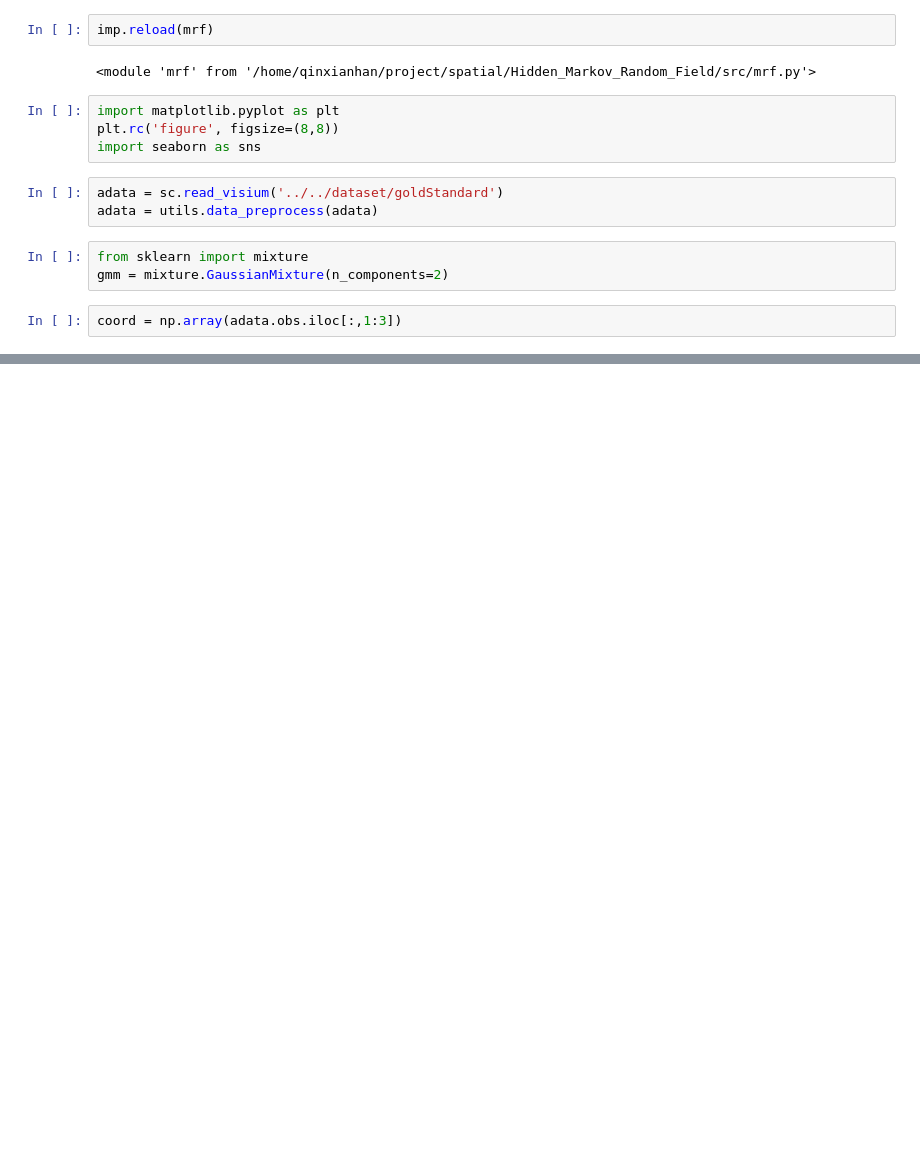
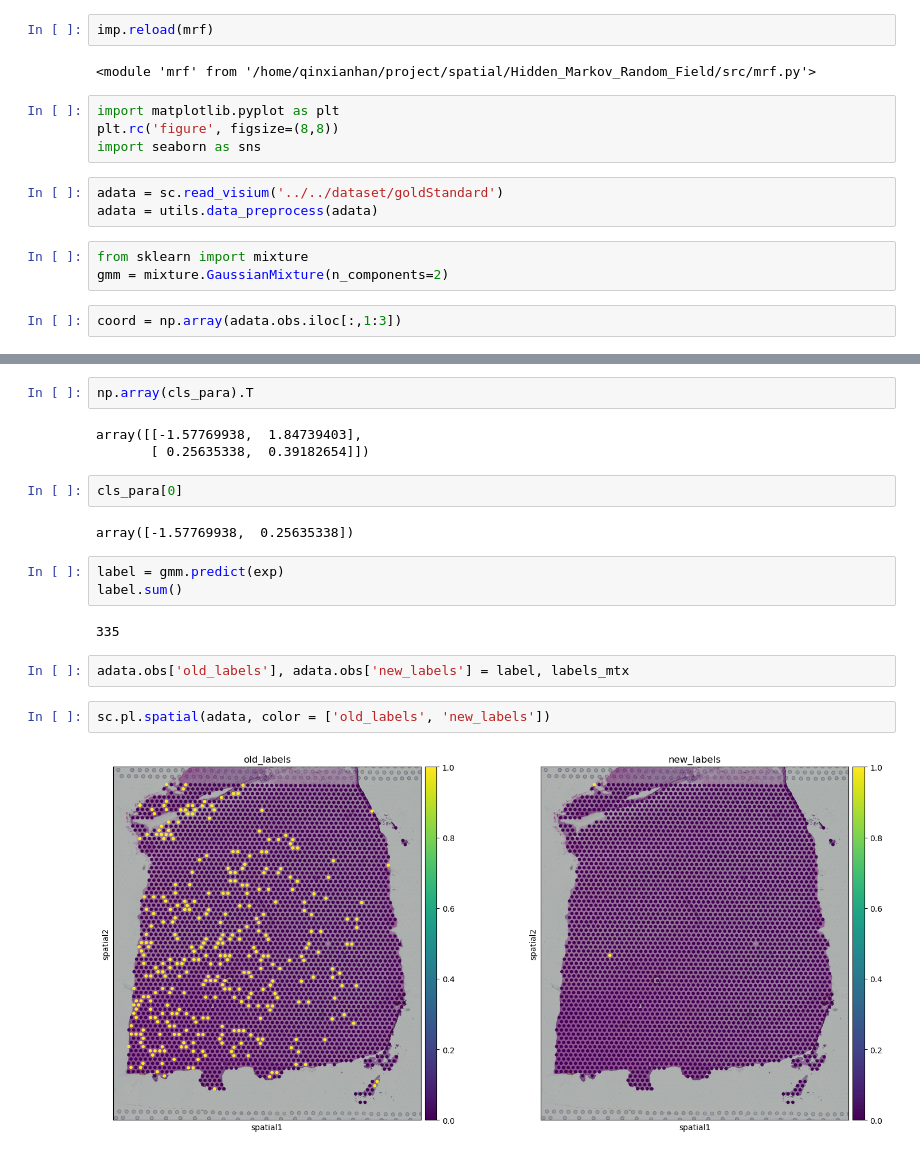
Before and after one commit to Khadaq2001/HMRF, a Jupyter notebook: src/test.ipynb, the cells around one changed output, grey strips where cells are left out. Saved outputs shown, nothing was run; the diff lists cells and outputs as text; blank space fills up the shorter version.

```diff
--- a/src/test.ipynb
+++ b/src/test.ipynb
@@ -40,0 +46,20 @@ ArrayView([[ 0.27242562],
+# %%
+np.array(cls_para).T
+# %% [output]
+array([[-1.57769938,  1.84739403],
+       [ 0.25635338,  0.39182654]])
+# %%
+cls_para[0]
+# %% [output]
+array([-1.57769938,  0.25635338])
+# %%
+label = gmm.predict(exp)
+label.sum()
+# %% [output]
+335
+# %%
+adata.obs['old_labels'], adata.obs['new_labels'] = label, labels_mtx
+# %%
+sc.pl.spatial(adata, color = ['old_labels', 'new_labels'])
+# %% [output]
+[figure, added]
```
Also changed, not shown: parts of 5 cells of this notebook, 1 other file.
